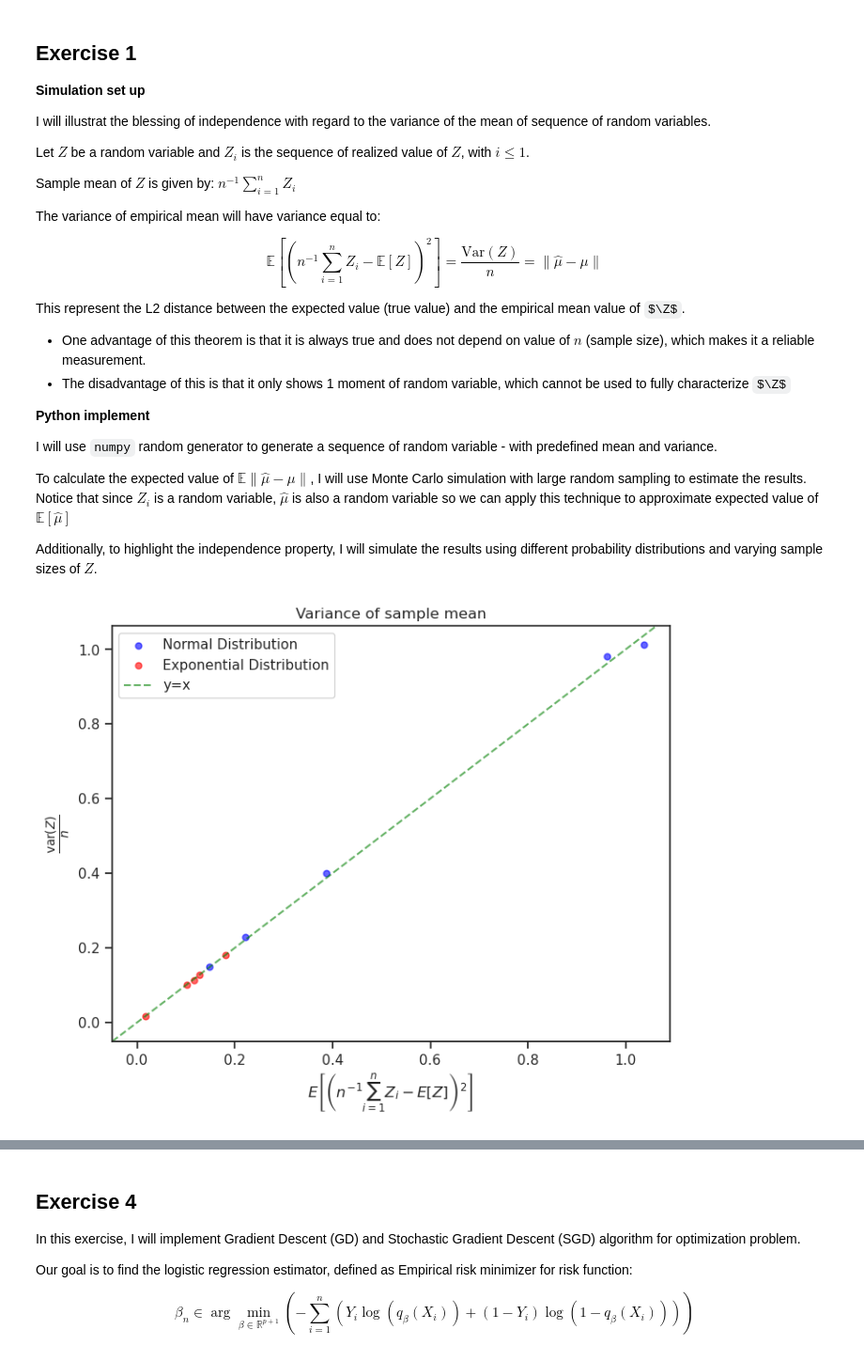
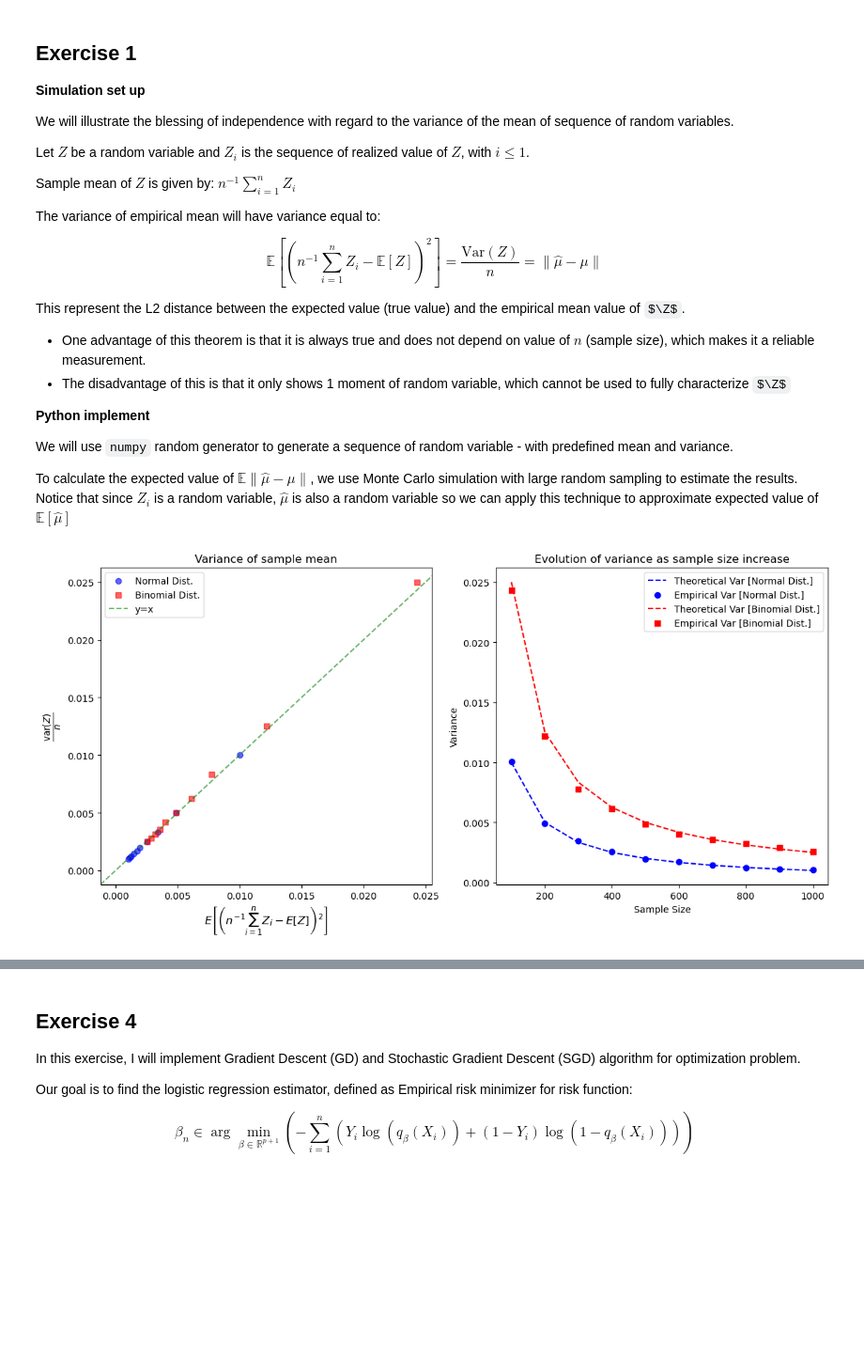
Before and after one commit to khuongdb/ensai-ml-computer-lab, a Jupyter notebook: ml-labs-Ba-Khuong-Dang.ipynb, the cells around one changed output, grey strips where cells are left out. Shown at 94% size. Drawn from its saved outputs; the diff is of its cells as text; code cells hidden in the pictures; some formulas as TeX source; blank space fills up the shorter version.

```diff
--- a/ml-labs-Ba-Khuong-Dang.ipynb
+++ b/ml-labs-Ba-Khuong-Dang.ipynb
@@ -13,7 +9,7 @@ import matplotlib.pyplot as plt
 
 **Simulation set up**
 
-I will illustrat the blessing of independence with regard to the variance of the mean of sequence of random variables.
+We will illustrate the blessing of independence with regard to the variance of the mean of sequence of random variables.
 
 Let $Z$ be a random variable and $Z_i$ is the sequence of realized value of $Z$, with $i\leq1$.
 
@@ -29,8 +25,6 @@ This represent the L2 distance between the expected value (true value) and the e
 
 **Python implement**
 
-I will use `numpy` random generator to generate a sequence of random variable - with predefined mean and variance.
+We will use `numpy` random generator to generate a sequence of random variable - with predefined mean and variance.
 
-To calculate the expected value of $\mathbb{E}\|\hat{\mu}-\mu\|$, I will use Monte Carlo simulation with large random sampling to estimate the results. Notice that since $Z_i$ is a random variable, $\hat{\mu}$ is also a random variable so we can apply this technique to approximate expected value of $\mathbb{E}[\hat{\mu}]$
-
-Additionally, to highlight the independence property, I will simulate the results using different probability distributions and varying sample sizes of $Z$.
+To calculate the expected value of $\mathbb{E}\|\hat{\mu}-\mu\|$, we use Monte Carlo simulation with large random sampling to estimate the results. Notice that since $Z_i$ is a random variable, $\hat{\mu}$ is also a random variable so we can apply this technique to approximate expected value of $\mathbb{E}[\hat{\mu}]$
@@ -108,20 +87,46 @@ var_n_exp = np.array([scale**2 / n for scale, n in zip(scale_range, n_range)])
 # %%
 # Plot the result
-fig, ax = plt.subplots(figsize=(8, 6))
-ax.scatter(
-    E_l2_norm, var_n_norm, s=25, c="blue", alpha=0.6, label="Normal Distribution"
-)  # Plot for normal distribution
-ax.scatter(
-    E_l2_exp, var_n_exp, s=25, c="red", alpha=0.6, label="Exponential Distribution"
-)  # Plot for exponential distribution
-ax.axline((0, 0), slope=1, c="green", linestyle="--", alpha=0.6, label="y=x")
-ax.set_xlabel(
+fig, axs = plt.subplots(nrows=1, ncols=2, figsize=(12, 6))
+
+
+# Plot comparison of empirical variance vs theoretical variance
+# NormalDistribution
+axs[0].scatter(Z_emp_var_norm, Z_var_norm, c="blue", alpha=0.6, label="Normal Dist.")
+
+# BinomialDistribution
+axs[0].scatter(
+    Z_emp_var_binorm, Z_var_binorm, marker="s", c="r", alpha=0.6, label="Binomial Dist."
+)
+
+# Line y=x for reference
+axs[0].axline((0, 0), slope=1, c="green", linestyle="--", alpha=0.6, label="y=x")
+axs[0].set_xlabel(
     r"$E\left[\left(n^{-1}\sum_{i=1}^{n} Z_i - E\left[Z\right]\right)^2\right]$",
     fontsize=12,
 )
-ax.set_ylabel(r"$\frac{\text{var}(Z)}{n}$", fontsize=14)
-ax.set_title("Variance of sample mean")
-ax.legend()
+axs[0].set_ylabel(r"$\frac{\text{var}(Z)}{n}$", fontsize=14)
+axs[0].set_title("Variance of sample mean")
+axs[0].legend()
+
+# Plot evolution of variance with different sample size
+# Normal Distribution
+axs[1].plot(n, Z_var_norm, "--", color="blue", label="Theoretical Var [Normal Dist.]")
+axs[1].scatter(n, Z_emp_var_norm, c="blue", label="Empirical Var [Normal Dist.]")
+
+# Binomial Distribution
+axs[1].plot(
+    n, Z_var_binorm, "--", color="red", label="Theoretical Var [Binomial Dist.]"
+)
+axs[1].scatter(
+    n, Z_emp_var_binorm, marker="s", c="red", label="Empirical Var [Binomial Dist.]"
+)
+
+axs[1].legend()
+axs[1].set_ylabel("Variance")
+axs[1].set_xlabel("Sample Size")
+axs[1].set_title("Evolution of variance as sample size increase")
+
+plt.tight_layout()
 plt.show()
 # %% [output]
-[figure, old version]
+[figure, new version]
```
Also changed, not shown: parts of 62 cells of this notebook.
